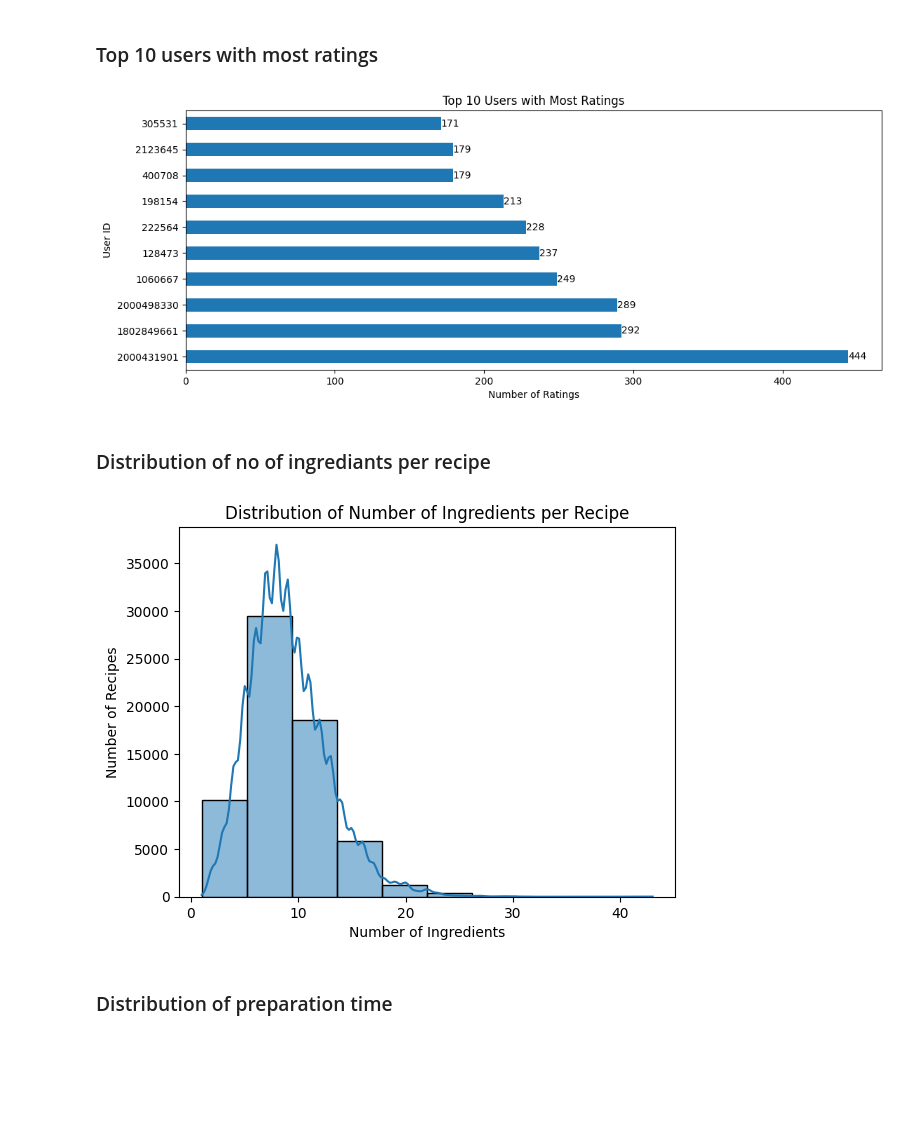
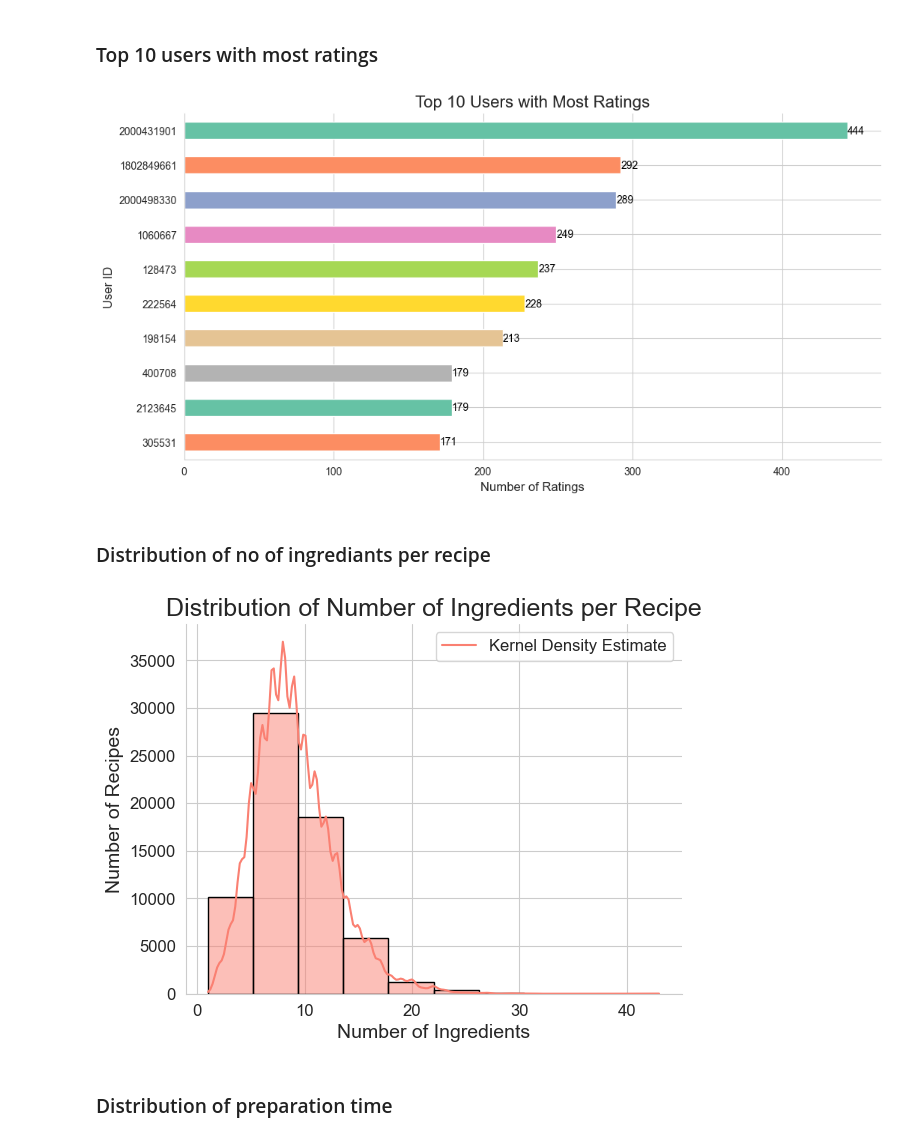
Before and after one commit to rahul-somanathan/dish-craft, a Jupyter notebook: notebooks/exploratory_data_analysis.ipynb, the cells around one changed output. Saved outputs shown, nothing was run; the diff lists cells and outputs as text; code cells hidden in the pictures; blank space fills up the shorter version.

```diff
--- a/notebooks/exploratory_data_analysis.ipynb
+++ b/notebooks/exploratory_data_analysis.ipynb
@@ -119,28 +208,70 @@ plt.show()
 # %% [markdown]
 ### Top 10 users with most ratings
 # %%
-plt.figure(figsize=(12.8, 4.8))
-plt.title("Top 10 Users with Most Ratings")
-ratings_per_user = df.groupby(
-    "user_id")["rating"].count().sort_values(ascending=False)
-bars = ratings_per_user.head(10).plot(kind='barh')
-for bar in bars.containers:
-    bars.bar_label(bar)
-plt.xlabel("Number of Ratings")
-plt.ylabel("User ID")
+
+# Set the figure size
+plt.figure(figsize=(12, 6))
+
+# Title
+plt.title("Top 10 Users with Most Ratings", fontsize=16)
+
+# Plotting the horizontal bar chart with the 'Set2' color palette
+ratings_per_user = df.groupby("user_id")["rating"].count().sort_values(ascending=False)
+bars = ratings_per_user.head(10).plot(kind='barh', color=sns.color_palette("Set2"))
+
+# Adding labels to the bars
+for bar in bars.patches:
+    plt.text(bar.get_width(),
+             bar.get_y() + bar.get_height()/2,
+             f'{int(bar.get_width())}',
+             va='center',
+             ha='left',
+             fontsize=10,
+             color='black')
+
+# Labeling axes
+plt.xlabel("Number of Ratings", fontsize=12)
+plt.ylabel("User ID", fontsize=12)
+
+# Inverting y-axis for descending order of ratings
+plt.gca().invert_yaxis()
+
+# Remove spines
+plt.gca().spines['top'].set_visible(False)
+plt.gca().spines['right'].set_visible(False)
+
+# Show the plot
 plt.show()
 # %% [output]
-[figure, old version]
+[figure, new version]
 # %% [markdown]
 ### Distribution of no of ingrediants per recipe
 # %%
-sns.histplot(df["n_ingredients"], bins=10, kde=True)
-plt.title("Distribution of Number of Ingredients per Recipe")
-plt.xlabel("Number of Ingredients")
-plt.ylabel("Number of Recipes")
+
+# Style
+sns.set_style("whitegrid")
+
+# Create the histogram with a specified color
+sns.histplot(df["n_ingredients"], bins=10, kde=True, color='salmon', edgecolor='black', linewidth=1)
+
+# Title and labels with increased font sizes
+plt.title("Distribution of Number of Ingredients per Recipe", fontsize=18)
+plt.xlabel("Number of Ingredients", fontsize=14)
+plt.ylabel("Number of Recipes", fontsize=14)
+
+# Adjusting the tick parameters
+plt.tick_params(axis='both', which='major', labelsize=12)
+
+# Add a legend for clarity
+plt.legend(["Kernel Density Estimate"], fontsize=12)
+
+# Remove the top and right spines
+sns.despine()
+
+# Show the plot
 plt.show()
 # %% [output]
-[figure, old version]
+[figure, new version]
 # %% [markdown]
 ### Distribution of preparation time
 # %%
```
Also changed, not shown: parts of 23 cells of this notebook, 2 other files.
